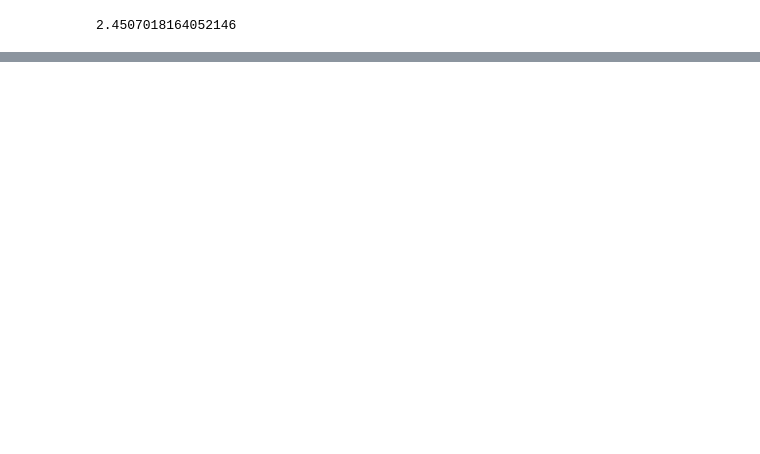
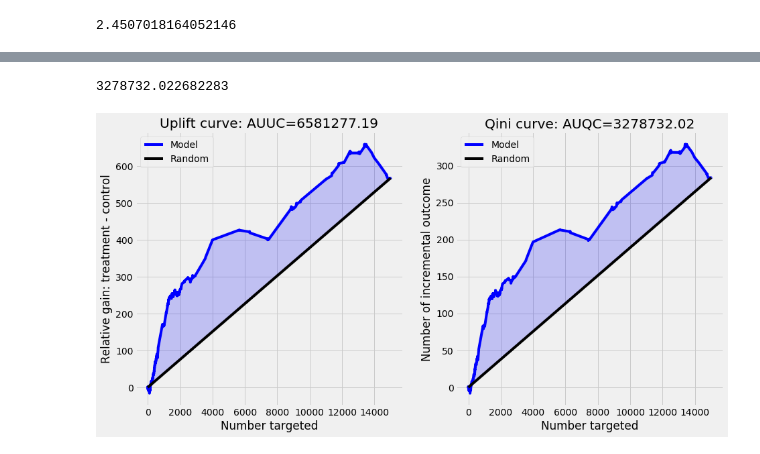
Before and after one commit to wiebkepeters/IS-HU-Berlin, a Jupyter notebook: CausalMLAdams.ipynb, the cells around one changed output, grey strips where cells are left out. Cells and saved outputs as stored; diff of their text form; code cells hidden in the pictures; blank space fills up the shorter version.

```diff
--- a/CausalMLAdams.ipynb
+++ b/CausalMLAdams.ipynb
@@ -391,0 +473,6 @@ for model in pred.columns:
+# %%
+print(qini_auc_score(y_true=test['conversion10days'], uplift=pred["Causal_RF"], treatment=test[T])) #redundant
+plot_uplift_qini_curves(y_true=test['conversion10days'], uplift=pred["Causal_RF"], treatment=test[T]);
+# %% [output]
+3278732.022682283
+[figure, added]
```
Also changed, not shown: parts of 25 cells of this notebook.
